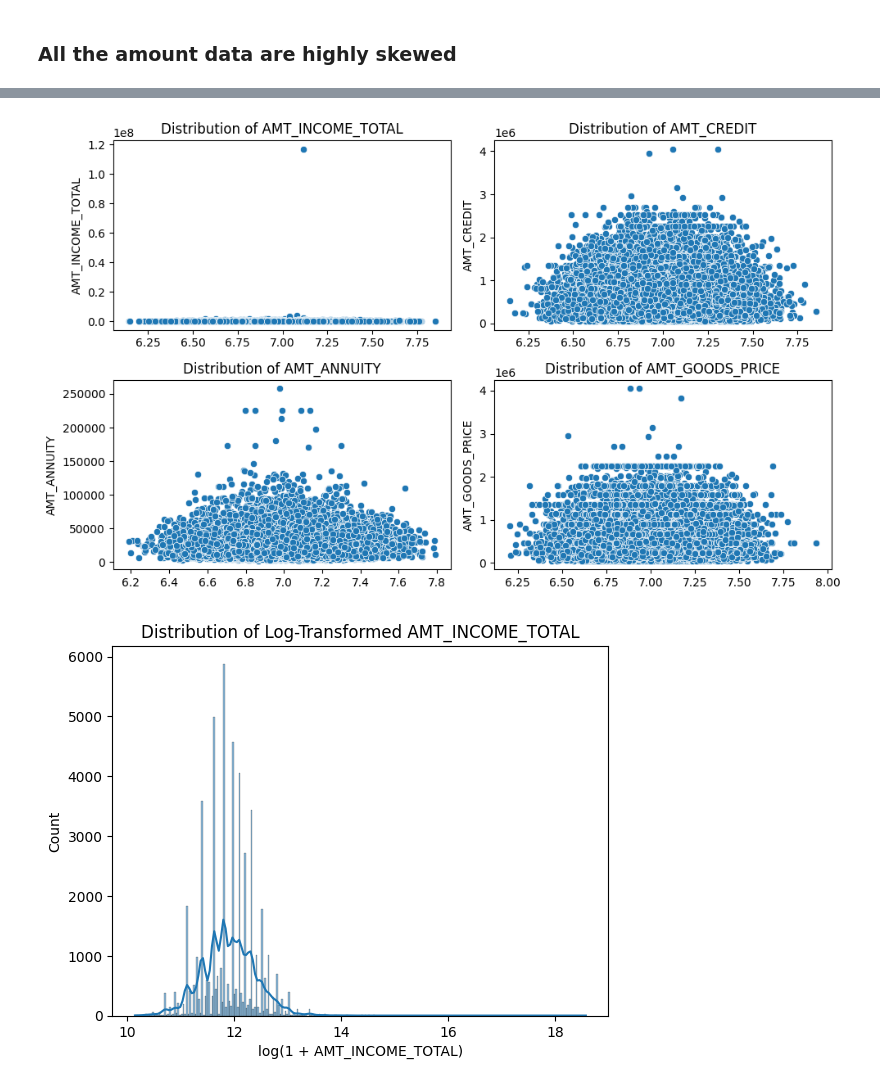
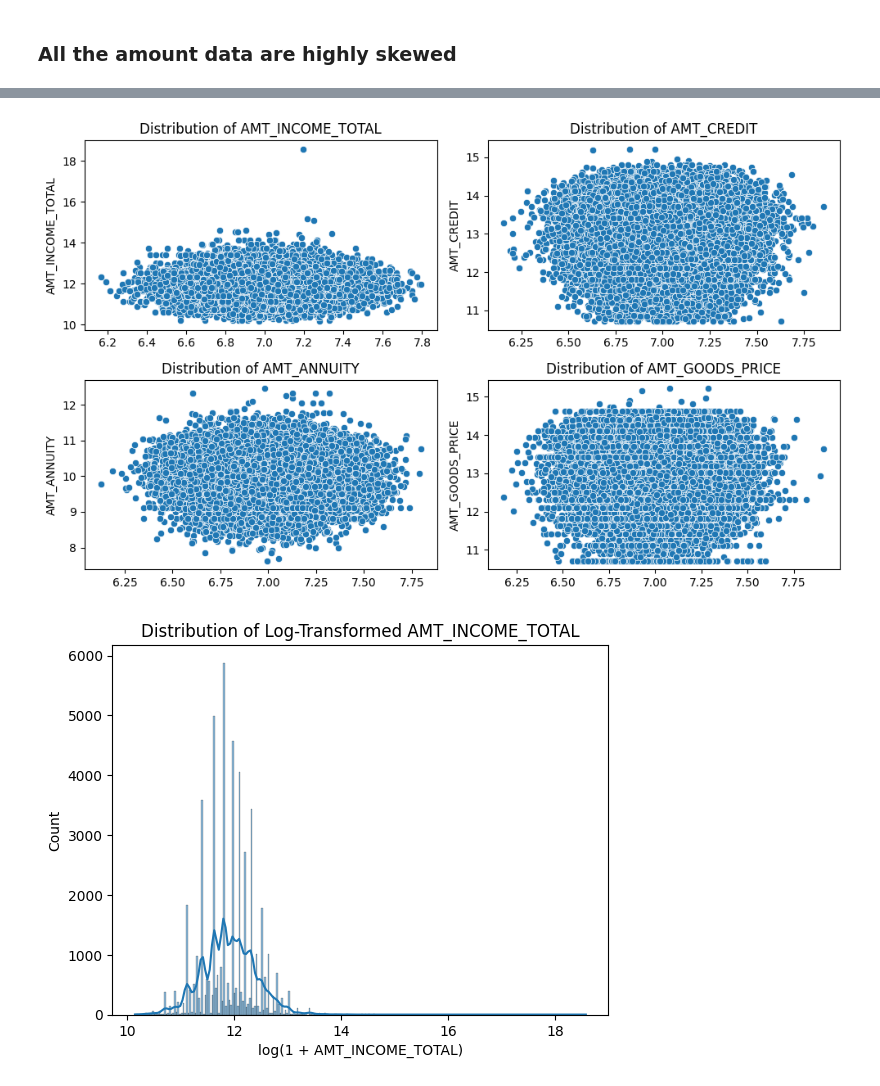
Before and after one commit to adarshlearnngrow/loan-approval-ml, a Jupyter notebook: Python Notebooks/eda.ipynb, the cells around one changed output, grey strips where cells are left out. Drawn from its saved outputs; the diff is of its cells as text; code cells hidden in the pictures.

```diff
--- a/Python Notebooks/eda.ipynb
+++ b/Python Notebooks/eda.ipynb
@@ -50,3 +50,11 @@ plt.show();
 [figure]
 # %% [markdown]
 ### All the amount data are highly skewed
+# %%
+fig, ax = plt.subplots(2, 2, figsize=(10, 6))
+ax = ax.flatten()
+for i, col in enumerate(numeric_col[1:5]):
+    sns.histplot(np.log1p(app_data[col]), kde=True, ax=ax[i])
+    ax[i].set_title(f'Distribution of {col} after log transformation')
+plt.tight_layout()
+plt.show();
@@ -53,13 +63,13 @@ plt.show();
 # %%
 fig, ax = plt.subplots(2, 2, figsize=(10, 6))
 ax = ax.flatten()
 for i, col in enumerate(numeric_col[1:5]):
-    sns.scatterplot(x=np.random.normal(7, 0.2, size=len(app_data)), y=app_data[col], ax=ax[i])
+    sns.scatterplot(x=np.random.normal(7, 0.2, size=len(app_data)), y=np.log1p(app_data[col]), ax=ax[i])
     ax[i].set_title(f'Distribution of {col}')
 plt.tight_layout()
 plt.show();
 # %% [output]
-[figure, old version]
+[figure, new version]
 # %%
 sns.histplot(np.log1p(app_data['AMT_INCOME_TOTAL']), kde=True)
 plt.xlabel("log(1 + AMT_INCOME_TOTAL)")
```
Also changed, not shown: parts of 2 cells of this notebook.
